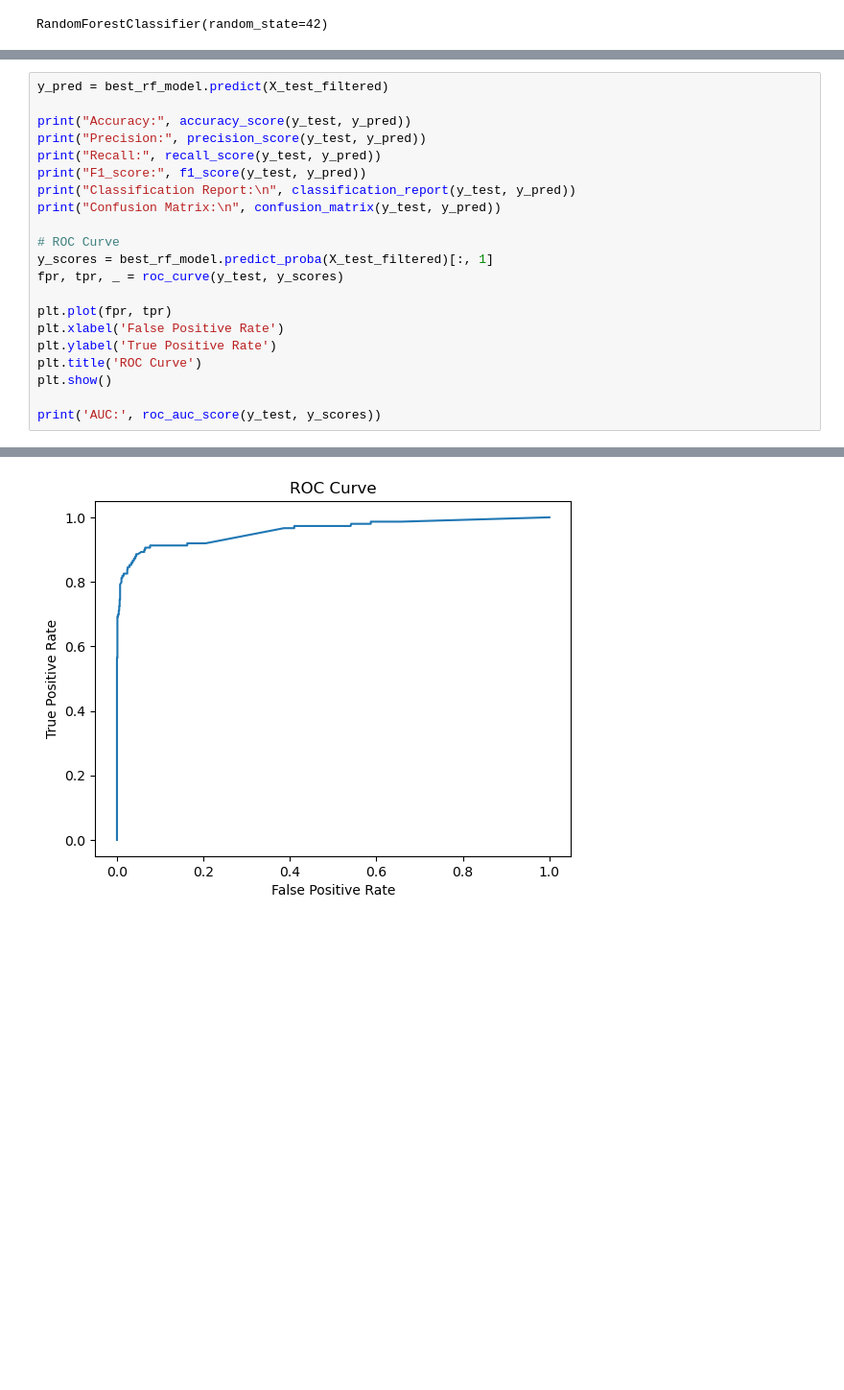
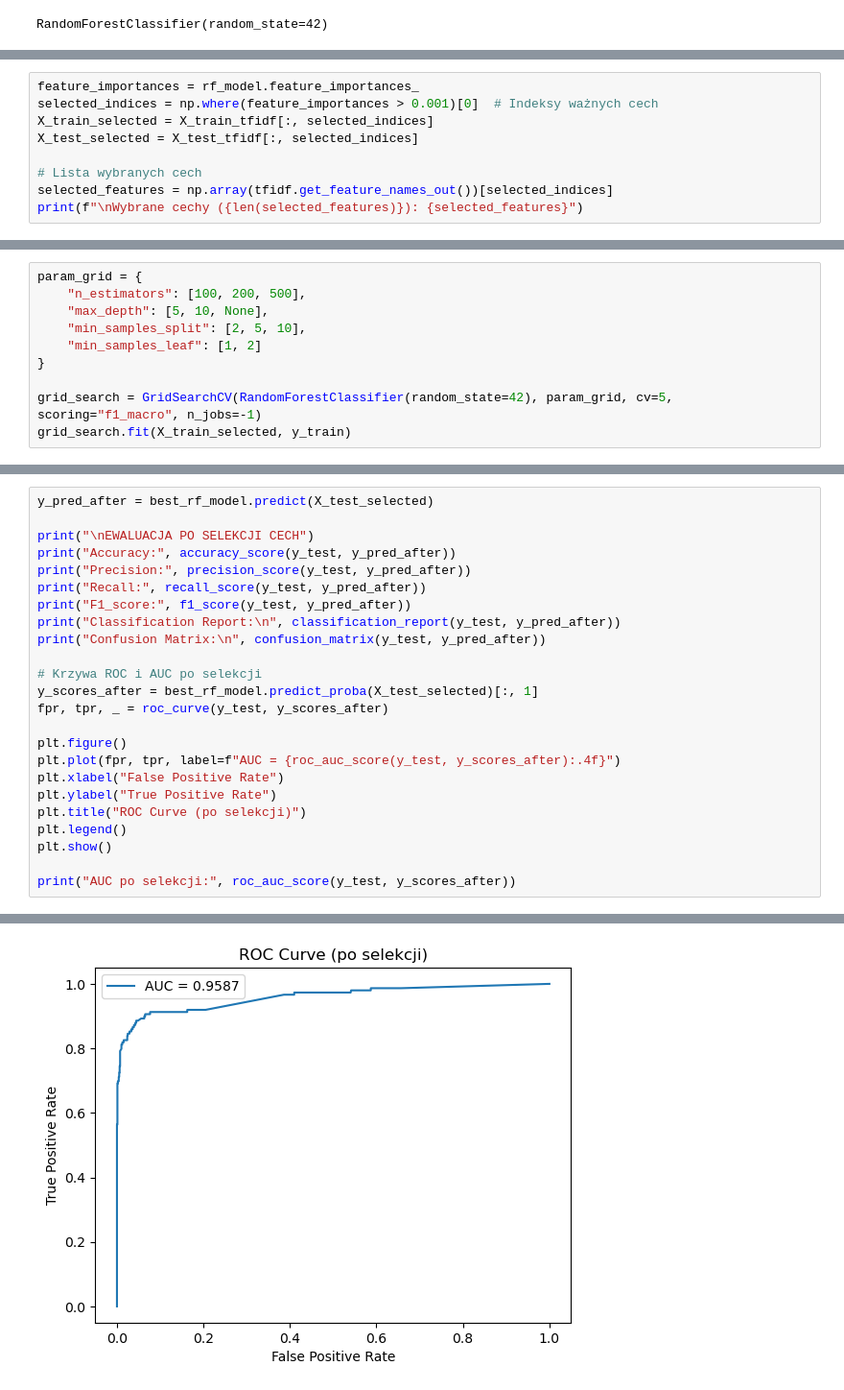
Before and after one commit to mateuszobe/Zadanie_17.2, a Jupyter notebook: Zadanie_17.2.ipynb, the cells around one changed output, grey strips where cells are left out. Shown at 96% size. Drawn from its saved outputs; the diff is of its cells as text; blank space fills up the shorter version.

```diff
--- a/Zadanie_17.2.ipynb
+++ b/Zadanie_17.2.ipynb
@@ -260,0 +277,9 @@ Best parameters: {'max_depth': None, 'min_samples_leaf': 1, 'min_samples_split':
+# %%
+feature_importances = rf_model.feature_importances_
+selected_indices = np.where(feature_importances > 0.001)[0]  # Indeksy ważnych cech
+X_train_selected = X_train_tfidf[:, selected_indices]
+X_test_selected = X_test_tfidf[:, selected_indices]
+
+# Lista wybranych cech
+selected_features = np.array(tfidf.get_feature_names_out())[selected_indices]
+print(f"\nWybrane cechy ({len(selected_features)}): {selected_features}")
@@ -260,0 +299,10 @@ Best parameters: {'max_depth': None, 'min_samples_leaf': 1, 'min_samples_split':
+# %%
+param_grid = {
+    "n_estimators": [100, 200, 500],
+    "max_depth": [5, 10, None],
+    "min_samples_split": [2, 5, 10],
+    "min_samples_leaf": [1, 2]
+}
+
+grid_search = GridSearchCV(RandomForestClassifier(random_state=42), param_grid, cv=5, scoring="f1_macro", n_jobs=-1)
+grid_search.fit(X_train_selected, y_train)
@@ -261,22 +322,25 @@ Best parameters: {'max_depth': None, 'min_samples_leaf': 1, 'min_samples_split':
 # %%
-y_pred = best_rf_model.predict(X_test_filtered)
+y_pred_after = best_rf_model.predict(X_test_selected)
 
-print("Accuracy:", accuracy_score(y_test, y_pred))
-print("Precision:", precision_score(y_test, y_pred))
-print("Recall:", recall_score(y_test, y_pred))
-print("F1_score:", f1_score(y_test, y_pred))
-print("Classification Report:\n", classification_report(y_test, y_pred))
-print("Confusion Matrix:\n", confusion_matrix(y_test, y_pred))
+print("\nEWALUACJA PO SELEKCJI CECH")
+print("Accuracy:", accuracy_score(y_test, y_pred_after))
+print("Precision:", precision_score(y_test, y_pred_after))
+print("Recall:", recall_score(y_test, y_pred_after))
+print("F1_score:", f1_score(y_test, y_pred_after))
+print("Classification Report:\n", classification_report(y_test, y_pred_after))
+print("Confusion Matrix:\n", confusion_matrix(y_test, y_pred_after))
 
-# ROC Curve
-y_scores = best_rf_model.predict_proba(X_test_filtered)[:, 1]
-fpr, tpr, _ = roc_curve(y_test, y_scores)
+# Krzywa ROC i AUC po selekcji
+y_scores_after = best_rf_model.predict_proba(X_test_selected)[:, 1]
+fpr, tpr, _ = roc_curve(y_test, y_scores_after)
 
-plt.plot(fpr, tpr)
-plt.xlabel('False Positive Rate')
-plt.ylabel('True Positive Rate')
-plt.title('ROC Curve')
+plt.figure()
+plt.plot(fpr, tpr, label=f"AUC = {roc_auc_score(y_test, y_scores_after):.4f}")
+plt.xlabel("False Positive Rate")
+plt.ylabel("True Positive Rate")
+plt.title("ROC Curve (po selekcji)")
+plt.legend()
 plt.show()
 
-print('AUC:', roc_auc_score(y_test, y_scores))
+print("AUC po selekcji:", roc_auc_score(y_test, y_scores_after))
 # %% [output]
@@ -283,18 +348,18 @@ print('AUC:', roc_auc_score(y_test, y_scores))
 Accuracy: 0.9641255605381166
 Precision: 0.9224806201550387
 Recall: 0.7986577181208053
 F1_score: 0.8561151079136691
 Classification Report:
                precision    recall  f1-score   support
 
            0       0.97      0.99      0.98       966
            1       0.92      0.80      0.86       149
 
     accuracy                           0.96      1115
    macro avg       0.95      0.89      0.92      1115
 weighted avg       0.96      0.96      0.96      1115
 
 Confusion Matrix:
  [[956  10]
  [ 30 119]]
-[figure, old version]
+[figure, new version]
```
Also changed, not shown: parts of 20 cells of this notebook.
